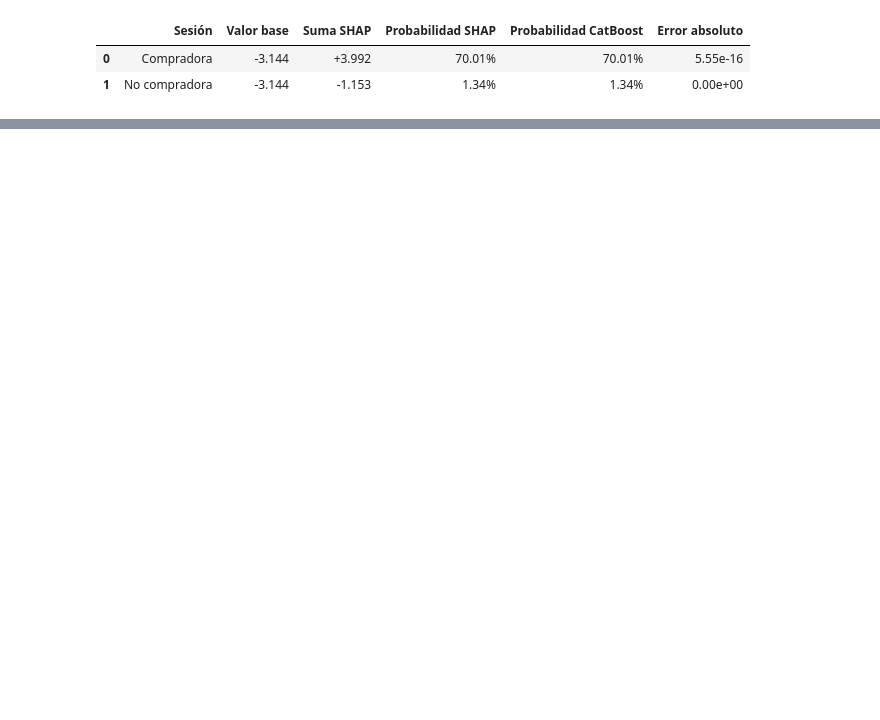
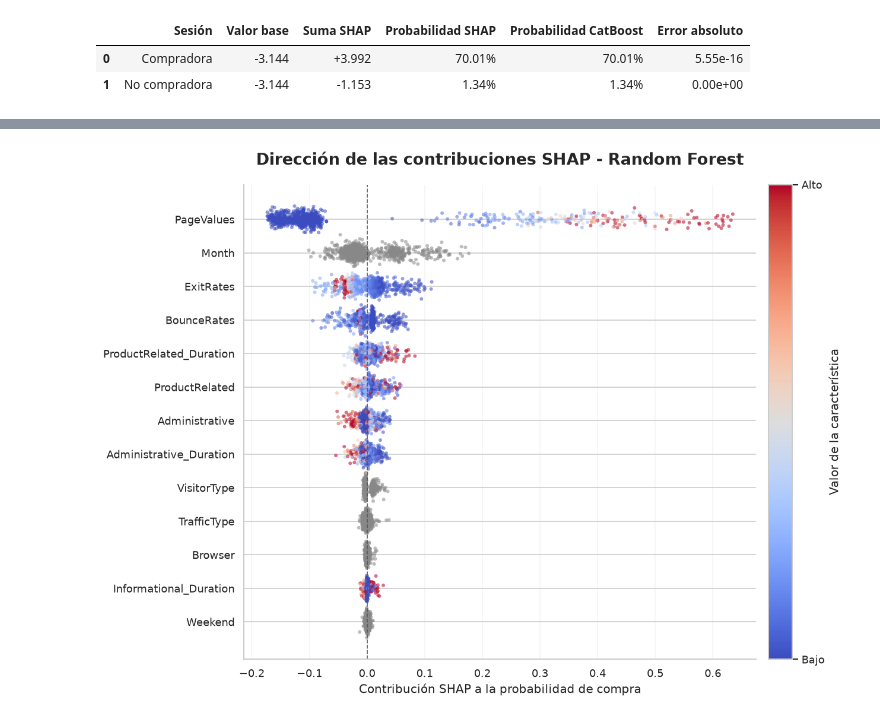
Before and after one commit to ikerav/online-shopping-prediction, a Jupyter notebook: notebooks/04_interpretabilidad.ipynb, the cells around one changed output, grey strips where cells are left out. Saved outputs shown, nothing was run; the diff lists cells and outputs as text; code cells hidden in the pictures; blank space fills up the shorter version.

Commit message:
Completar interpretabilidad SHAP de Random Forest

```diff
--- a/notebooks/04_interpretabilidad.ipynb
+++ b/notebooks/04_interpretabilidad.ipynb
@@ -1327,0 +1397,71 @@ display(
+# %%
+from matplotlib.colors import Normalize
+from matplotlib.cm import ScalarMappable
+
+top_variables_rf = importancia_rf.head(13).index[::-1]
+
+fig, ax = plt.subplots(figsize=(11, 8))
+rng = np.random.default_rng(42)
+
+for i, variable in enumerate(top_variables_rf):
+    valores_shap = contribuciones_rf[variable].to_numpy()
+    valores = muestra_rf[variable]
+
+    # Distribución vertical para evitar superposición
+    y = i + rng.normal(0, 0.13, len(valores))
+
+    if variable in variables_categoricas:
+        colores = "#888888"
+    else:
+        valores = pd.to_numeric(valores).to_numpy(dtype=float)
+        minimo, maximo = np.percentile(valores, [5, 95])
+
+        if maximo > minimo:
+            colores = np.clip(
+                (valores - minimo) / (maximo - minimo), 0, 1
+            )
+        else:
+            colores = np.full(len(valores), 0.5)
+
+    ax.scatter(
+        valores_shap, y,
+        c=colores,
+        cmap="coolwarm" if variable not in variables_categoricas else None,
+        vmin=0 if variable not in variables_categoricas else None,
+        vmax=1 if variable not in variables_categoricas else None,
+        s=13,
+        alpha=0.55,
+        edgecolors="none"
+    )
+
+ax.axvline(0, color="#555555", linestyle="--", linewidth=1)
+
+ax.set_yticks(range(len(top_variables_rf)))
+ax.set_yticklabels(top_variables_rf)
+
+ax.set_xlabel("Contribución SHAP a la probabilidad de compra")
+ax.set_title(
+    "Dirección de las contribuciones SHAP - Random Forest",
+    fontsize=16,
+    pad=20
+)
+
+ax.grid(axis="x", alpha=0.2)
+ax.set_axisbelow(True)
+
+# Escala de colores para características numéricas
+escala = ScalarMappable(
+    norm=Normalize(vmin=0, vmax=1),
+    cmap="coolwarm"
+)
+escala.set_array([])
+
+barra = fig.colorbar(escala, ax=ax, pad=0.02)
+barra.set_ticks([0, 1])
+barra.set_ticklabels(["Bajo", "Alto"])
+barra.set_label("Valor de la característica")
+
+plt.tight_layout()
+plt.show()
+# %% [output]
+[figure, added]
```
Also changed, not shown: parts of 55 cells of this notebook.
